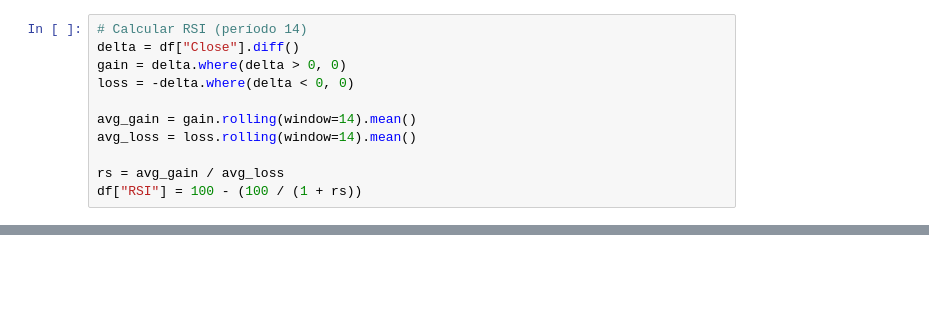
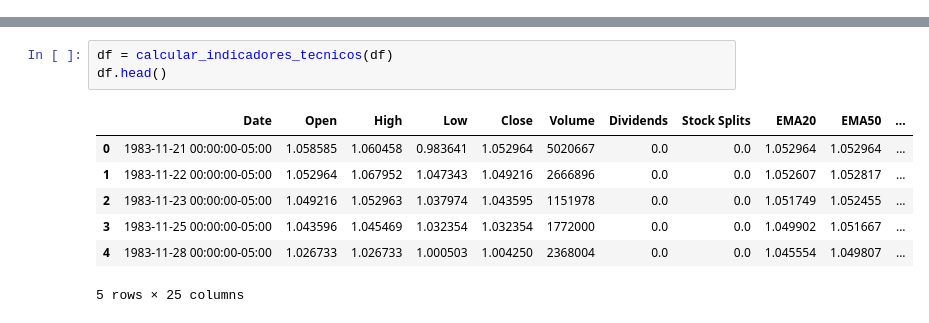
Before and after one commit to Saul-Ochoa/MachineLearning, a Jupyter notebook: mis-inversiones.ipynb, the cells around one changed output, grey strips where cells are left out. Saved outputs shown, nothing was run; the diff lists cells and outputs as text; blank space fills up the shorter version.

```diff
--- a/mis-inversiones.ipynb
+++ b/mis-inversiones.ipynb
@@ -252,11 +0,0 @@ plt.show()
-# %%
-# Calcular RSI (período 14)
-delta = df["Close"].diff()
-gain = delta.where(delta > 0, 0)
-loss = -delta.where(delta < 0, 0)
-
-avg_gain = gain.rolling(window=14).mean()
-avg_loss = loss.rolling(window=14).mean()
-
-rs = avg_gain / avg_loss
-df["RSI"] = 100 - (100 / (1 + rs))
@@ -339,0 +196,11 @@ plt.show()
+# %%
+df = calcular_indicadores_tecnicos(df)
+df.head()
+# %% [output]
+|  | Date | Open | High | Low | Close | Volume | Dividends | Stock Splits | EMA20 | EMA50 | ... |
+| 0 | 1983-11-21 00:00:00-05:00 | 1.058585 | 1.060458 | 0.983641 | 1.052964 | 5020667 | 0.0 | 0.0 | 1.052964 | 1.052964 | ... |
+| 1 | 1983-11-22 00:00:00-05:00 | 1.052964 | 1.067952 | 1.047343 | 1.049216 | 2666896 | 0.0 | 0.0 | 1.052607 | 1.052817 | ... |
+| 2 | 1983-11-23 00:00:00-05:00 | 1.049216 | 1.052963 | 1.037974 | 1.043595 | 1151978 | 0.0 | 0.0 | 1.051749 | 1.052455 | ... |
+| 3 | 1983-11-25 00:00:00-05:00 | 1.043596 | 1.045469 | 1.032354 | 1.032354 | 1772000 | 0.0 | 0.0 | 1.049902 | 1.051667 | ... |
+| 4 | 1983-11-28 00:00:00-05:00 | 1.026733 | 1.026733 | 1.000503 | 1.004250 | 2368004 | 0.0 | 0.0 | 1.045554 | 1.049807 | ... |
+5 rows × 25 columns
```
Also changed, not shown: parts of 37 cells of this notebook.
